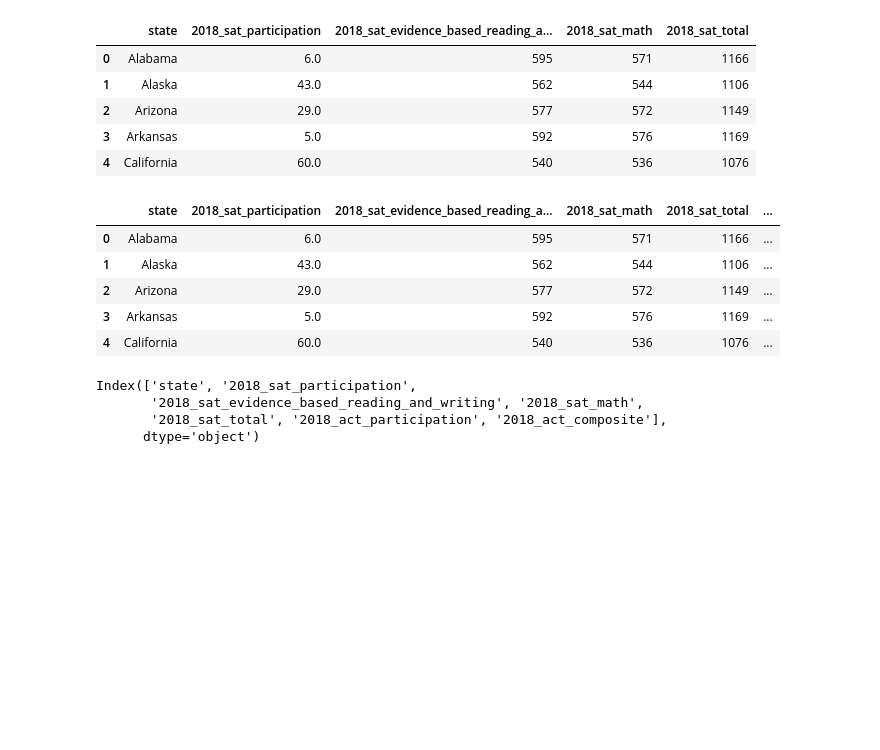
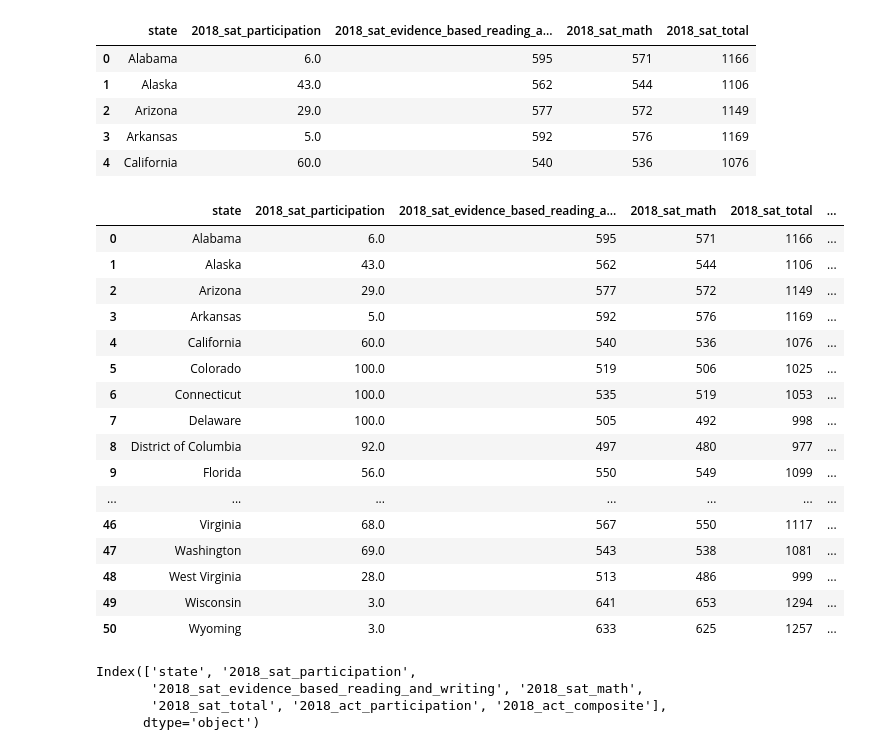
Before and after one commit to amcurley/GA_projects, a Jupyter notebook: Projects/project-1-master/code/Submission-project.ipynb, the cells around one changed output. Saved outputs shown, nothing was run; the diff lists cells and outputs as text; code cells hidden in the pictures; blank space fills up the shorter version.

```diff
--- a/Projects/project-1-master/code/Submission-project.ipynb
+++ b/Projects/project-1-master/code/Submission-project.ipynb
@@ -696,14 +696,25 @@ sat_2018.head()
 | 4 | California | 60.0 | 540 | 536 | 1076 |
 # %%
 combined_2018 = pd.merge(sat_2018, act_2018, on='state')
-combined_2018.head()
+combined_2018
 # %% [output]
 |  | state | 2018_sat_participation | 2018_sat_evidence_based_reading_a... | 2018_sat_math | 2018_sat_total | ... |
 | 0 | Alabama | 6.0 | 595 | 571 | 1166 | ... |
 | 1 | Alaska | 43.0 | 562 | 544 | 1106 | ... |
 | 2 | Arizona | 29.0 | 577 | 572 | 1149 | ... |
 | 3 | Arkansas | 5.0 | 592 | 576 | 1169 | ... |
 | 4 | California | 60.0 | 540 | 536 | 1076 | ... |
+| 5 | Colorado | 100.0 | 519 | 506 | 1025 | ... |
+| 6 | Connecticut | 100.0 | 535 | 519 | 1053 | ... |
+| 7 | Delaware | 100.0 | 505 | 492 | 998 | ... |
+| 8 | District of Columbia | 92.0 | 497 | 480 | 977 | ... |
+| 9 | Florida | 56.0 | 550 | 549 | 1099 | ... |
+| ... | ... | ... | ... | ... | ... | ... |
+| 46 | Virginia | 68.0 | 567 | 550 | 1117 | ... |
+| 47 | Washington | 69.0 | 543 | 538 | 1081 | ... |
+| 48 | West Virginia | 28.0 | 513 | 486 | 999 | ... |
+| 49 | Wisconsin | 3.0 | 641 | 653 | 1294 | ... |
+| 50 | Wyoming | 3.0 | 633 | 625 | 1257 | ... |
 # %%
 combined_2018.columns
 # %% [output]
```
Also changed, not shown: parts of 46 cells of this notebook, 3 other files.
